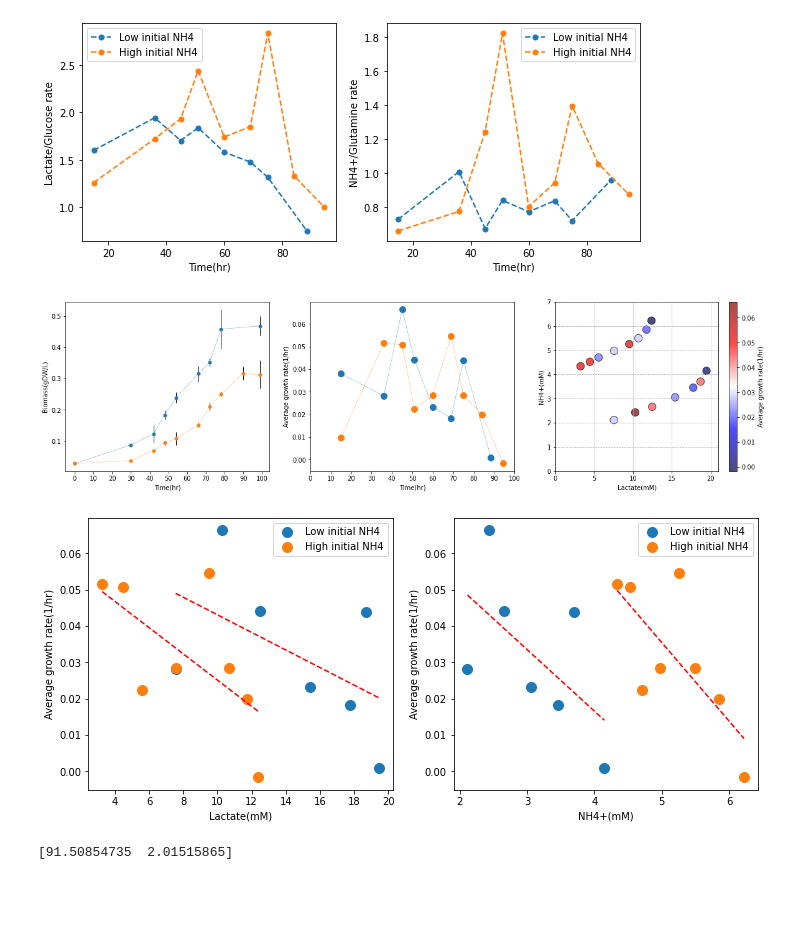
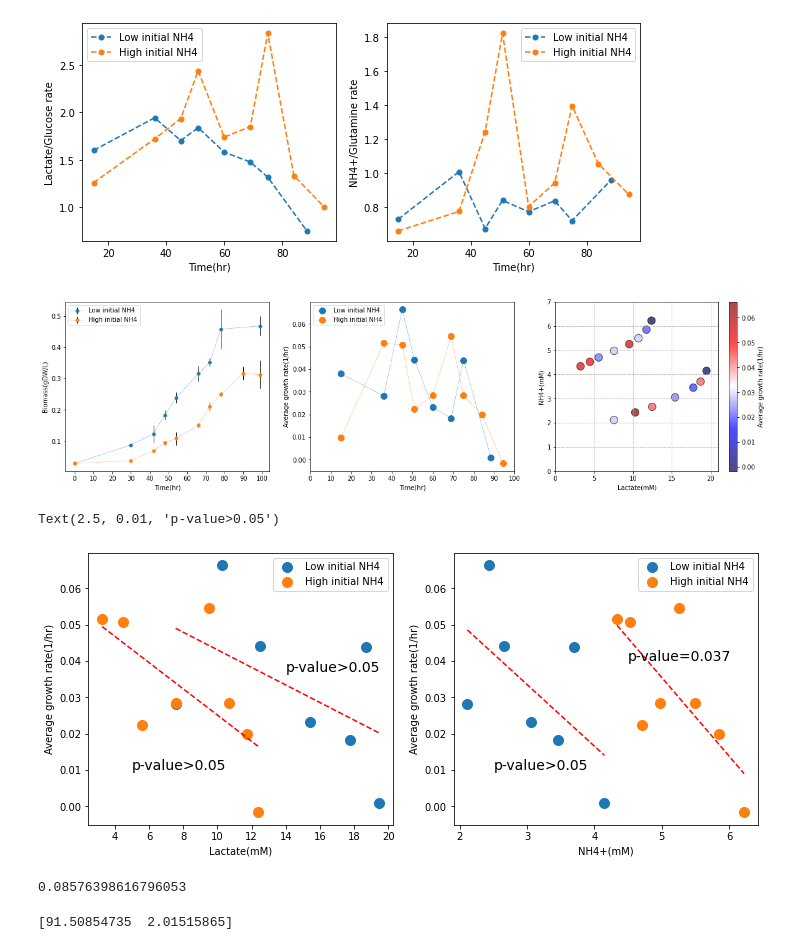
Before and after one commit to SizheQiu/PigGEM2025, a Jupyter notebook: code/CellCulture.ipynb, the cells around one changed output. Cells and saved outputs as stored; diff of their text form; code cells hidden in the pictures; blank space fills up the shorter version.

```diff
--- a/code/CellCulture.ipynb
+++ b/code/CellCulture.ipynb
@@ -149,25 +149,35 @@ axs[2].grid(ls='--'); axs[2].set_xlim([0,21.0]); axs[2].set_ylim([0,7.0]);
 for ax in axs[:2]:
     ax.set_xlabel('Time(hr)')
     ax.set_xticks(np.arange(0,110,10))
+    ax.legend(loc='upper left')
 # %% [output]
-[figure, old version]
+[figure, new version]
 # %%
 fig,axs=plt.subplots(1,2,figsize=(12,5))
 axs[0].scatter(list(approx_low['Lac_conc'])[1:],list(approx_low['gr'])[1:],marker='o', s=100,label='Low initial NH4')
 axs[0].scatter(list(approx_high['Lac_conc'])[1:],list(approx_high['gr'])[1:],marker='o', s=100,label='High initial NH4')
 
 add_linear(axs[0], list(approx_low['Lac_conc'])[1:],list(approx_low['gr'])[1:])
 add_linear(axs[0], list(approx_high['Lac_conc'])[1:],list(approx_high['gr'])[1:])
 axs[1].scatter(list(approx_low['NH4_conc'])[1:], list(approx_low['gr'])[1:],marker='o', s=100,label='Low initial NH4')
 axs[1].scatter(list(approx_high['NH4_conc'])[1:], list(approx_high['gr'])[1:],marker='o', s=100,label='High initial NH4')
 add_linear(axs[1], list(approx_low['NH4_conc'])[1:],list(approx_low['gr'])[1:])
 add_linear(axs[1], list(approx_high['NH4_conc'])[1:],list(approx_high['gr'])[1:])
 for ax in axs:
     ax.set_ylabel('Average growth rate(1/hr)')
     ax.legend()
 axs[0].set_xlabel('Lactate(mM)'); axs[1].set_xlabel('NH4+(mM)');
+axs[0].text(5,0.01,s='p-value>0.05',fontsize=14)
+axs[0].text(14,0.037,s='p-value>0.05',fontsize=14)
+axs[1].text(4.5,0.04,s='p-value=0.037',fontsize=14)
+axs[1].text(2.5,0.01,s='p-value>0.05',fontsize=14)
 # %% [output]
+Text(2.5, 0.01, 'p-value>0.05')
-[figure, old version]
+[figure, new version]
+# %%
+get_pv(list(approx_high['Lac_conc'])[1:],list(approx_high['gr'])[1:])
+# %% [output]
+0.08576398616796053
 # %%
 ATP_approx_low, ATP_approx_high=[],[]
 for i in range(len(approx_low.index)):
```
Also changed, not shown: 5 other files.
